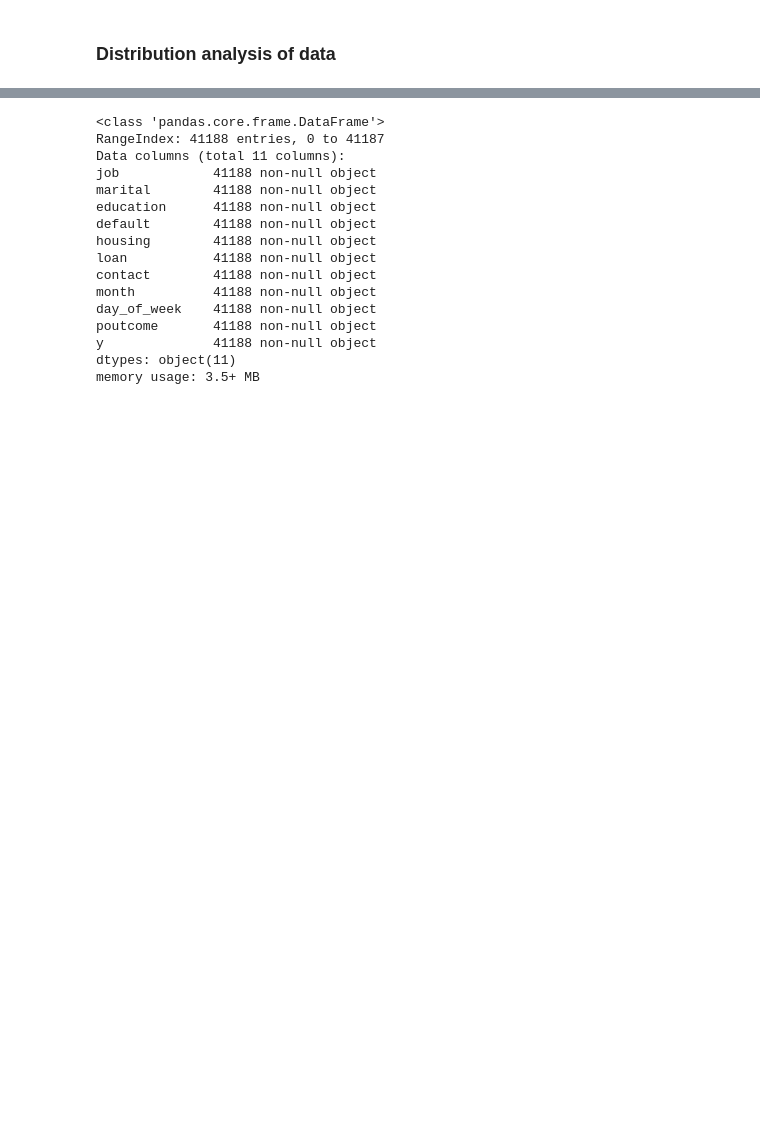
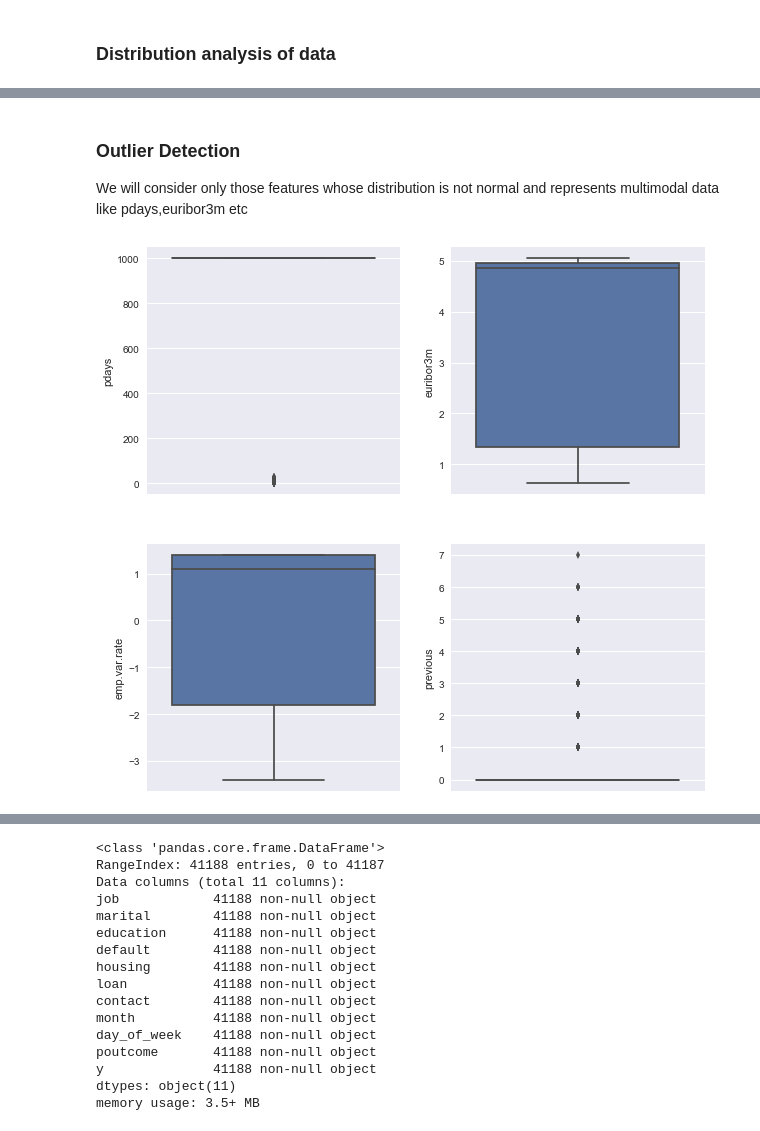
Before and after one commit to Geek-ubaid/Portugese-bank-campaign, a Jupyter notebook: Codefiles/Portugese bank campaign.ipynb, the cells around one changed output, grey strips where cells are left out. Cells and saved outputs as stored; diff of their text form; code cells hidden in the pictures; blank space fills up the shorter version.

```diff
--- a/Codefiles/Portugese bank campaign.ipynb
+++ b/Codefiles/Portugese bank campaign.ipynb
@@ -150,0 +146,11 @@ plt.show()
+# %% [markdown]
+### Outlier Detection
+
+We will consider only those features whose distribution is not normal and represents multimodal data like pdays,euribor3m etc
+# %%
+fig = plt.subplots(2,2,figsize=(10,10))
+for i,j in zip(range(1,5),['pdays','euribor3m','emp.var.rate','previous']):
+    plt.subplot(2,2,i)
+    sns.boxplot(file_numeric[j],orient='vertical')
+# %% [output]
+[figure, added]
```
Also changed, not shown: parts of 48 cells of this notebook.
